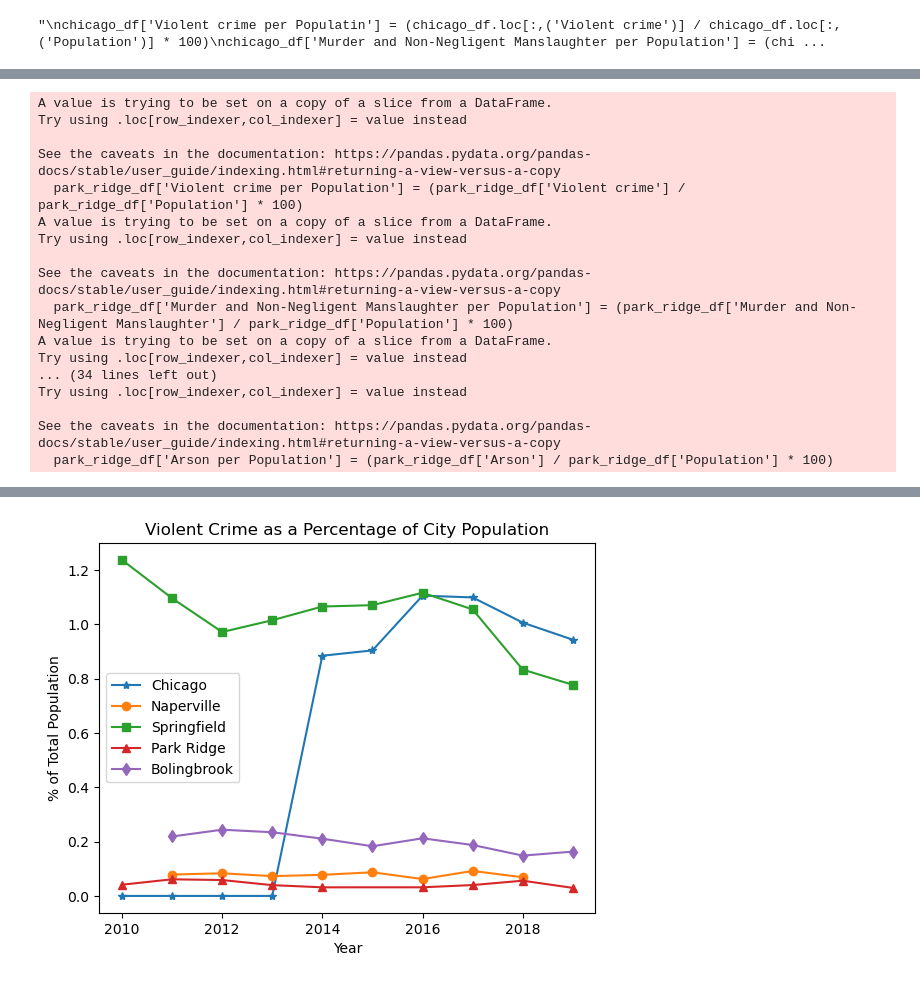
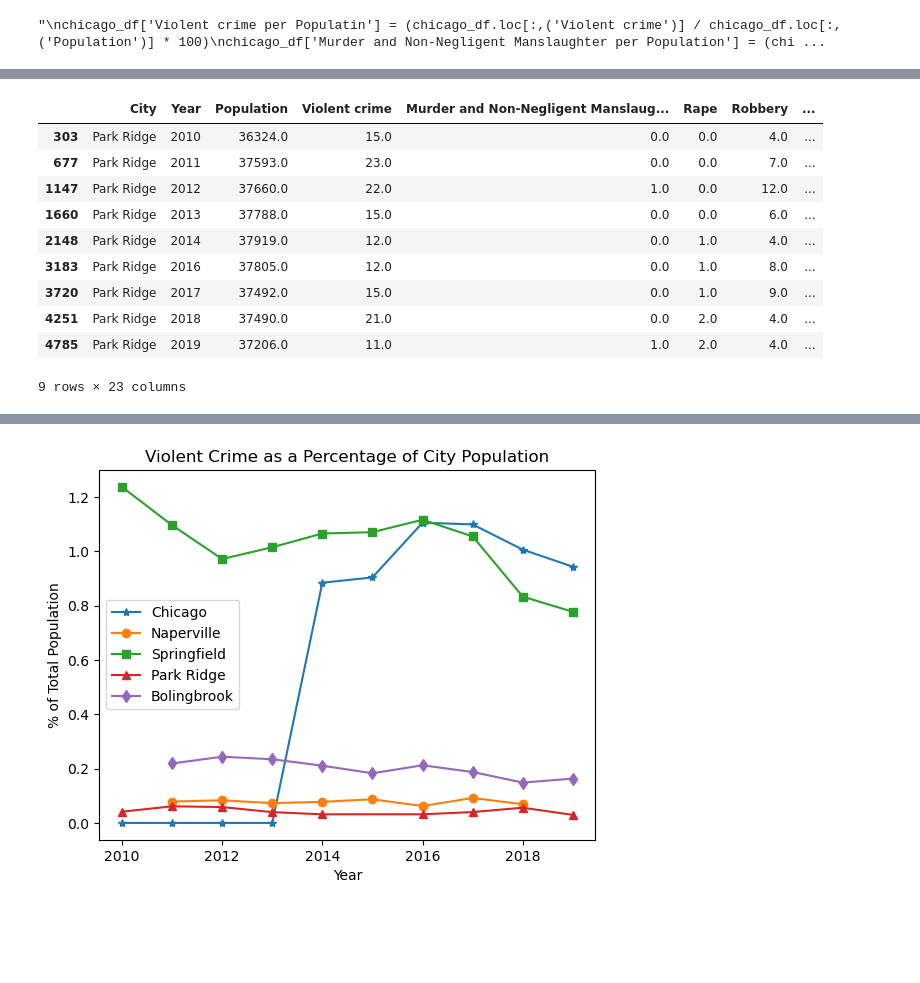
Before and after one commit to Expopanda/Project_1, a Jupyter notebook: andrew_analysis_updated.ipynb, the cells around one changed output, grey strips where cells are left out. Saved outputs shown, nothing was run; the diff lists cells and outputs as text; code cells hidden in the pictures; blank space fills up the shorter version.

```diff
--- a/andrew_analysis_updated.ipynb
+++ b/andrew_analysis_updated.ipynb
@@ -259,32 +235,26 @@ See the caveats in the documentation: https://pandas.pydata.org/pandas-docs/stab
 # %%
-park_ridge_df = crime_stats_df.loc[crime_stats_df['City'] == 'Park Ridge']
-park_ridge_df['Violent crime per Population'] = (park_ridge_df['Violent crime'] / park_ridge_df['Population'] * 100)
-park_ridge_df['Murder and Non-Negligent Manslaughter per Population'] = (park_ridge_df['Murder and Non-Negligent Manslaughter'] / park_ridge_df['Population'] * 100)
-park_ridge_df['Rape per Population'] = (park_ridge_df['Rape'] / park_ridge_df['Population'] * 100)
-park_ridge_df['Robbery per Population'] = (park_ridge_df['Robbery'] / park_ridge_df['Population'] * 100)
-park_ridge_df['Aggravated Assault per Population'] = (park_ridge_df['Aggravated Assault'] / park_ridge_df['Population'] * 100)
-park_ridge_df['Property crime per Population'] = (park_ridge_df['Property Crime'] / park_ridge_df['Population'] * 100)
-park_ridge_df['Burglary per Population'] = (park_ridge_df['Burglary'] / park_ridge_df['Population'] * 100)
-park_ridge_df['Larceny-theft per Population'] = (park_ridge_df['Larceny-theft'] / park_ridge_df['Population'] * 100)
-park_ridge_df['Motor vehicle theft per Population'] = (park_ridge_df['Motor vehicle theft'] / park_ridge_df['Population'] * 100)
-park_ridge_df['Arson per Population'] = (park_ridge_df['Arson'] / park_ridge_df['Population'] * 100)
-#park_ridge_df
+park_ridge_df = crime_stats_df.loc[crime_stats_df['City'] == 'Park Ridge'].copy()
+park_ridge_df['Violent crime per Population'] = ((park_ridge_df['Violent crime'] / park_ridge_df['Population']) * 100)
+park_ridge_df['Murder and Non-Negligent Manslaughter per Population'] = ((park_ridge_df['Murder and Non-Negligent Manslaughter'] / park_ridge_df['Population']) * 100)
+park_ridge_df['Rape per Population'] = ((park_ridge_df['Rape'] / park_ridge_df['Population']) * 100)
+park_ridge_df['Robbery per Population'] = ((park_ridge_df['Robbery'] / park_ridge_df['Population']) * 100)
+park_ridge_df['Aggravated Assault per Population'] = ((park_ridge_df['Aggravated Assault'] / park_ridge_df['Population']) * 100)
+park_ridge_df['Property crime per Population'] = ((park_ridge_df['Property Crime'] / park_ridge_df['Population']) * 100)
+park_ridge_df['Burglary per Population'] = ((park_ridge_df['Burglary'] / park_ridge_df['Population']) * 100)
+park_ridge_df['Larceny-theft per Population'] = ((park_ridge_df['Larceny-theft'] / park_ridge_df['Population']) * 100)
+park_ridge_df['Motor vehicle theft per Population'] = ((park_ridge_df['Motor vehicle theft'] / park_ridge_df['Population']) * 100)
+park_ridge_df['Arson per Population'] = ((park_ridge_df['Arson'] / park_ridge_df['Population']) * 100)
+park_ridge_df
 # %% [output]
+|  | City | Year | Population | Violent crime | Murder and Non-Negligent Manslaug... | Rape | Robbery | ... |
+| 303 | Park Ridge | 2010 | 36324.0 | 15.0 | 0.0 | 0.0 | 4.0 | ... |
+| 677 | Park Ridge | 2011 | 37593.0 | 23.0 | 0.0 | 0.0 | 7.0 | ... |
+| 1147 | Park Ridge | 2012 | 37660.0 | 22.0 | 1.0 | 0.0 | 12.0 | ... |
+| 1660 | Park Ridge | 2013 | 37788.0 | 15.0 | 0.0 | 0.0 | 6.0 | ... |
+| 2148 | Park Ridge | 2014 | 37919.0 | 12.0 | 0.0 | 1.0 | 4.0 | ... |
+| 3183 | Park Ridge | 2016 | 37805.0 | 12.0 | 0.0 | 1.0 | 8.0 | ... |
+| 3720 | Park Ridge | 2017 | 37492.0 | 15.0 | 0.0 | 1.0 | 9.0 | ... |
+| 4251 | Park Ridge | 2018 | 37490.0 | 21.0 | 0.0 | 2.0 | 4.0 | ... |
+| 4785 | Park Ridge | 2019 | 37206.0 | 11.0 | 1.0 | 2.0 | 4.0 | ... |
-A value is trying to be set on a copy of a slice from a DataFrame.
-Try using .loc[row_indexer,col_indexer] = value instead
-
-See the caveats in the documentation: https://pandas.pydata.org/pandas-docs/stable/user_guide/indexing.html#returning-a-view-versus-a-copy
-  park_ridge_df['Violent crime per Population'] = (park_ridge_df['Violent crime'] / park_ridge_df['Population'] * 100)
-A value is trying to be set on a copy of a slice from a DataFrame.
-Try using .loc[row_indexer,col_indexer] = value instead
-
-See the caveats in the documentation: https://pandas.pydata.org/pandas-docs/stable/user_guide/indexing.html#returning-a-view-versus-a-copy
-  park_ridge_df['Murder and Non-Negligent Manslaughter per Population'] = (park_ridge_df['Murder and Non-Negligent Manslaughter'] / park_ridge_df['Population'] * 100)
-A value is trying to be set on a copy of a slice from a DataFrame.
-Try using .loc[row_indexer,col_indexer] = value instead
-... (34 lines left out)
-Try using .loc[row_indexer,col_indexer] = value instead
-
-See the caveats in the documentation: https://pandas.pydata.org/pandas-docs/stable/user_guide/indexing.html#returning-a-view-versus-a-copy
-  park_ridge_df['Arson per Population'] = (park_ridge_df['Arson'] / park_ridge_df['Population'] * 100)
+9 rows × 23 columns
 # %%
```
Also changed, not shown: parts of 17 cells of this notebook, 10 other files.
